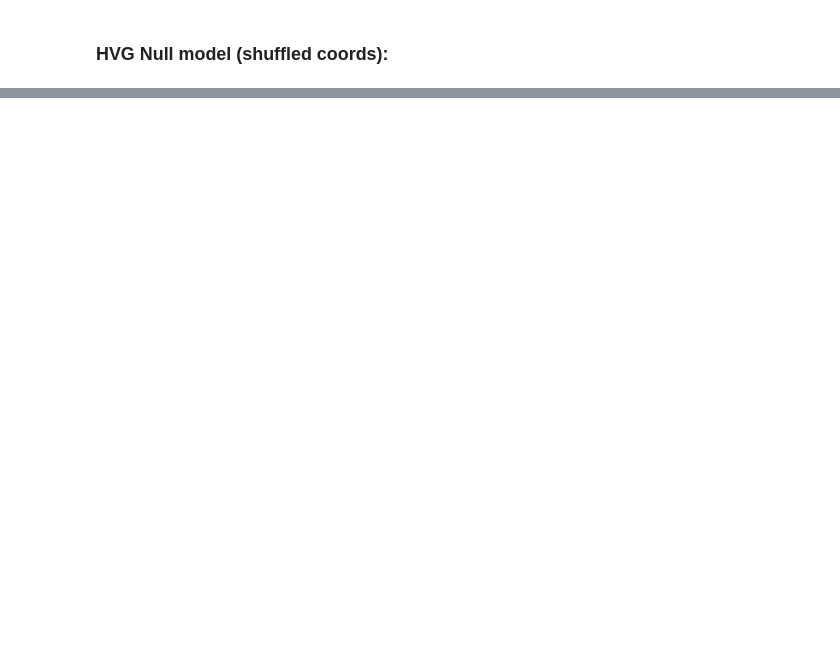
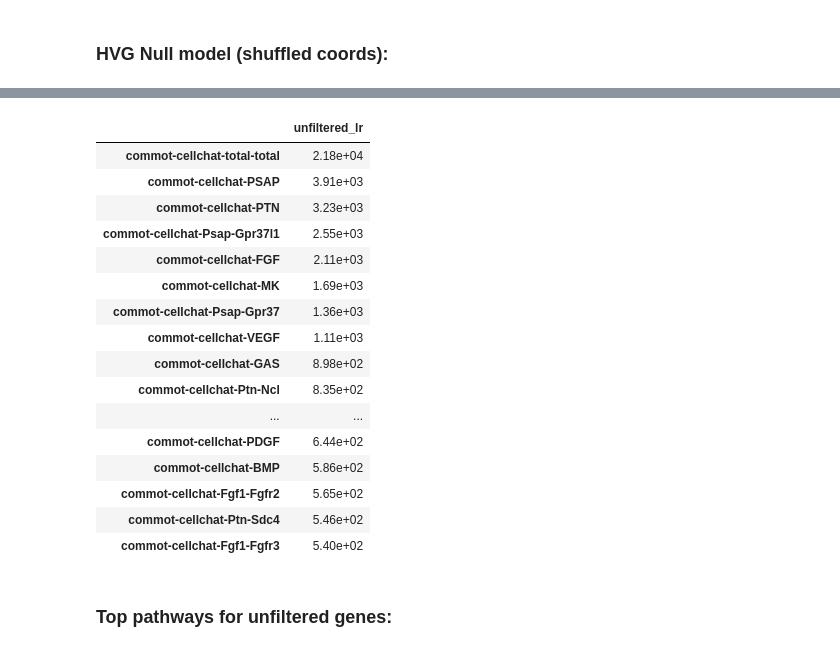
Before and after one commit to emilyekstrum/zhangLab_Rotation, a Jupyter notebook: notebooks/mouse_COMMOT.ipynb, the cells around one changed output, grey strips where cells are left out. Cells and saved outputs as stored; diff of their text form; code cells hidden in the pictures; blank space fills up the shorter version.

```diff
--- a/notebooks/mouse_COMMOT.ipynb
+++ b/notebooks/mouse_COMMOT.ipynb
@@ -956,0 +958,20 @@ hvg_tbl.style.format("{:.2e}")
+# %%
+# commot for unfiltered LR pairs
+lr_unfiltered = lr_expr.copy()
+
+unfiltered_results = {}
+
+name = "unfiltered_lr"
+ad = adata.copy()
+
+ct.tl.spatial_communication(
+    adata=ad,
+    database_name="cellchat",
+    df_ligrec=lr_unfiltered,
+    dis_thr=500,
+    heteromeric=True,
+    pathway_sum=True,
+)
+
+unfiltered_results[name] = ad
+print(unfiltered_results.keys())
@@ -956,0 +1111,24 @@ hvg_tbl.style.format("{:.2e}")
+# %%
+# summary table for unfiltered LR sets
+unfilt_tbl = top_totals_table(unfiltered_results, top_n=20)
+unfilt_tbl.style.format("{:.2e}")
+# %% [output]
+|  | unfiltered_lr |
+| commot-cellchat-total-total | 2.18e+04 |
+| commot-cellchat-PSAP | 3.91e+03 |
+| commot-cellchat-PTN | 3.23e+03 |
+| commot-cellchat-Psap-Gpr37l1 | 2.55e+03 |
+| commot-cellchat-FGF | 2.11e+03 |
+| commot-cellchat-MK | 1.69e+03 |
+| commot-cellchat-Psap-Gpr37 | 1.36e+03 |
+| commot-cellchat-VEGF | 1.11e+03 |
+| commot-cellchat-GAS | 8.98e+02 |
+| commot-cellchat-Ptn-Ncl | 8.35e+02 |
+| ... | ... |
+| commot-cellchat-PDGF | 6.44e+02 |
+| commot-cellchat-BMP | 5.86e+02 |
+| commot-cellchat-Fgf1-Fgfr2 | 5.65e+02 |
+| commot-cellchat-Ptn-Sdc4 | 5.46e+02 |
+| commot-cellchat-Fgf1-Fgfr3 | 5.40e+02 |
+# %% [markdown]
+### Top pathways for unfiltered genes:
```
Also changed, not shown: parts of 11 cells of this notebook.
